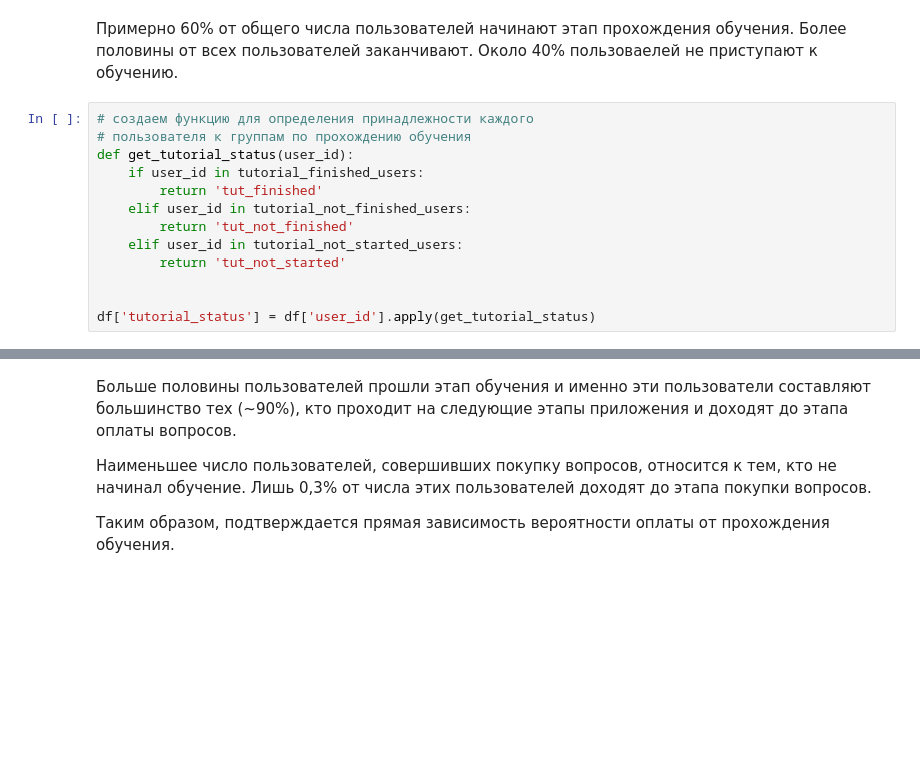
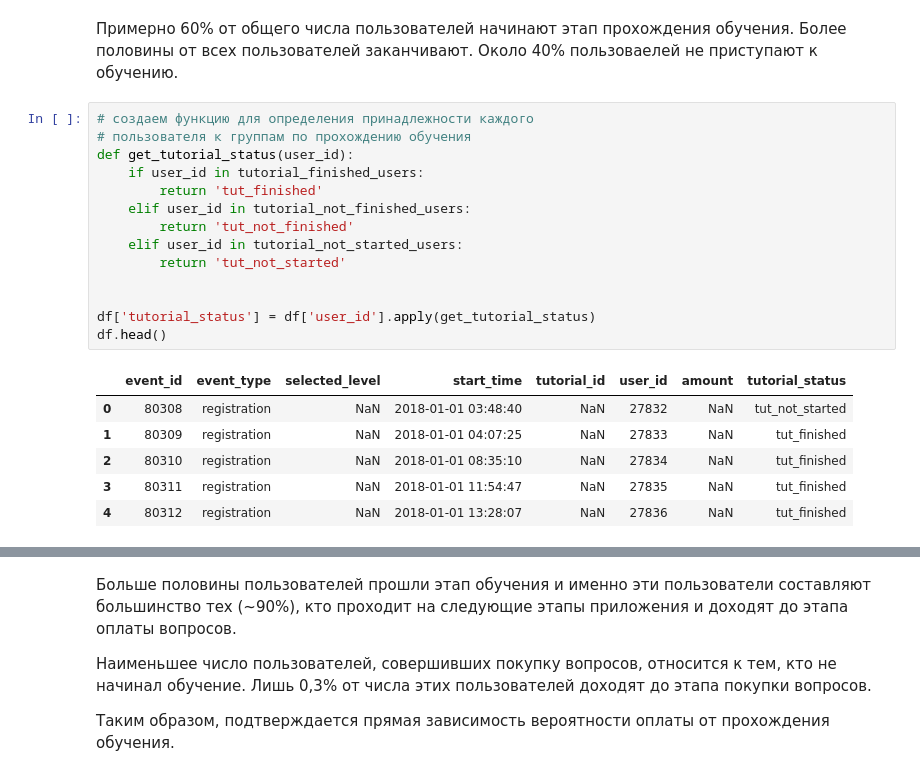
Before and after one commit to mikhaylovskaya-karina/Project-3_App_funnel_analysis_Python, a Jupyter notebook: Project_3_App_funnel_analysis_Python_KM.ipynb, the cells around one changed output, grey strips where cells are left out. Saved outputs shown, nothing was run; the diff lists cells and outputs as text; blank space fills up the shorter version.

```diff
--- a/Project_3_App_funnel_analysis_Python_KM.ipynb
+++ b/Project_3_App_funnel_analysis_Python_KM.ipynb
@@ -162,16 +189,24 @@ True
 # %%
 # создаем функцию для определения принадлежности каждого
 # пользователя к группам по прохождению обучения
 def get_tutorial_status(user_id):
     if user_id in tutorial_finished_users:
         return 'tut_finished'
     elif user_id in tutorial_not_finished_users:
         return 'tut_not_finished'
     elif user_id in tutorial_not_started_users:
         return 'tut_not_started'
 
 
 df['tutorial_status'] = df['user_id'].apply(get_tutorial_status)
+df.head()
+# %% [output]
+|  | event_id | event_type | selected_level | start_time | tutorial_id | user_id | amount | tutorial_status |
+| 0 | 80308 | registration | NaN | 2018-01-01 03:48:40 | NaN | 27832 | NaN | tut_not_started |
+| 1 | 80309 | registration | NaN | 2018-01-01 04:07:25 | NaN | 27833 | NaN | tut_finished |
+| 2 | 80310 | registration | NaN | 2018-01-01 08:35:10 | NaN | 27834 | NaN | tut_finished |
+| 3 | 80311 | registration | NaN | 2018-01-01 11:54:47 | NaN | 27835 | NaN | tut_finished |
+| 4 | 80312 | registration | NaN | 2018-01-01 13:28:07 | NaN | 27836 | NaN | tut_finished |
 # %%
 # создаем сводную таблицу со всеми этапами
 # приложения и пользователями поделенными по группам
```
Also changed, not shown: parts of 13 cells of this notebook.
